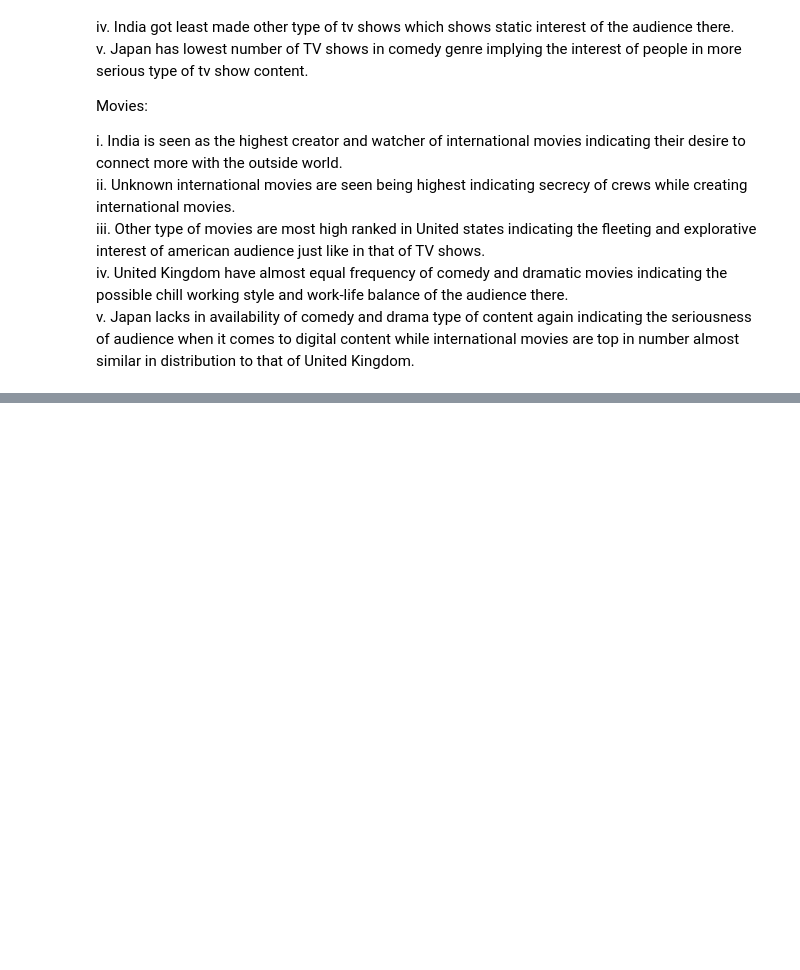
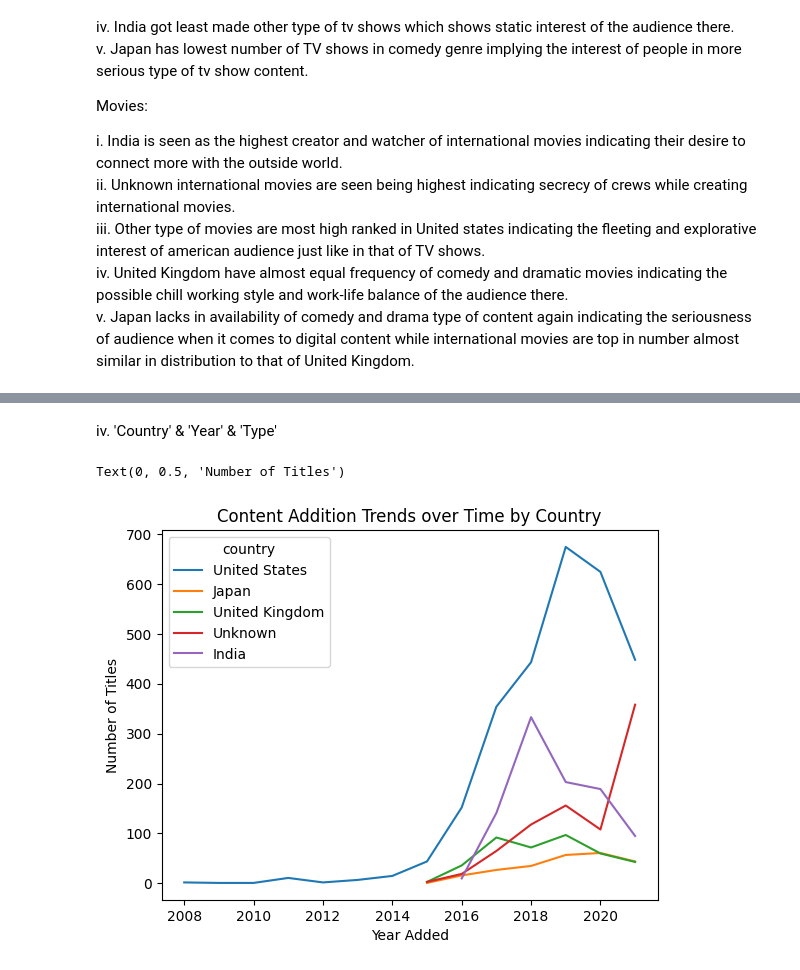
Before and after one commit to SakriyaPyakurel/netflix-EDA, a Jupyter notebook: eda.ipynb, the cells around one changed output, grey strips where cells are left out. Saved outputs shown, nothing was run; the diff lists cells and outputs as text; code cells hidden in the pictures; blank space fills up the shorter version.

```diff
--- a/eda.ipynb
+++ b/eda.ipynb
@@ -555,0 +599,13 @@ v. Japan lacks in availability of comedy and drama type of content again indicat
+# %% [markdown]
+iv. 'Country' & 'Year' & 'Type'
+# %%
+df_country_year = df[df['country'].isin(top_countries)].copy()
+df_country_year['year_added'] = pd.to_numeric(df_country_year['year_added'], errors='coerce')
+agg = df_country_year.groupby(['year_added', 'country']).size().reset_index(name='count')
+sb.lineplot(data=agg, x='year_added', y='count', hue='country')
+plt.title('Content Addition Trends over Time by Country')
+plt.xlabel('Year Added')
+plt.ylabel('Number of Titles')
+# %% [output]
+Text(0, 0.5, 'Number of Titles')
+[figure, added]
```
Also changed, not shown: parts of 7 cells of this notebook.
